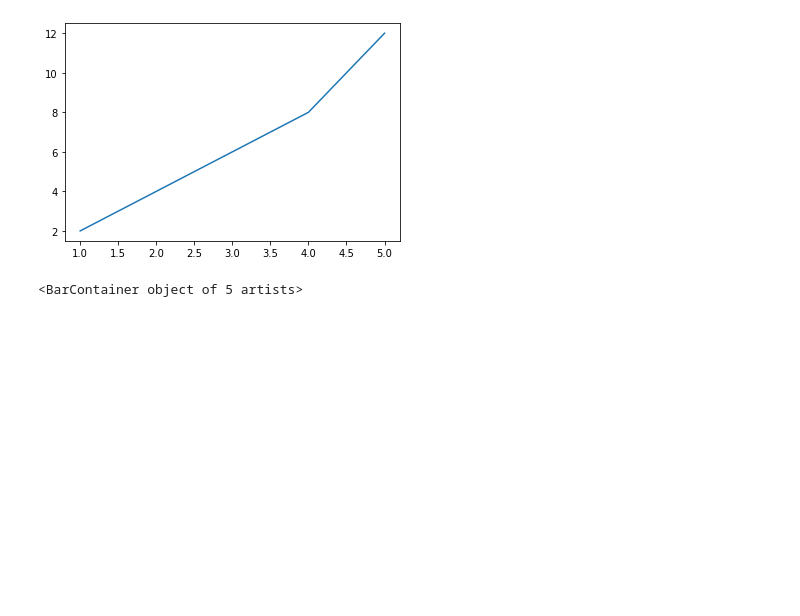
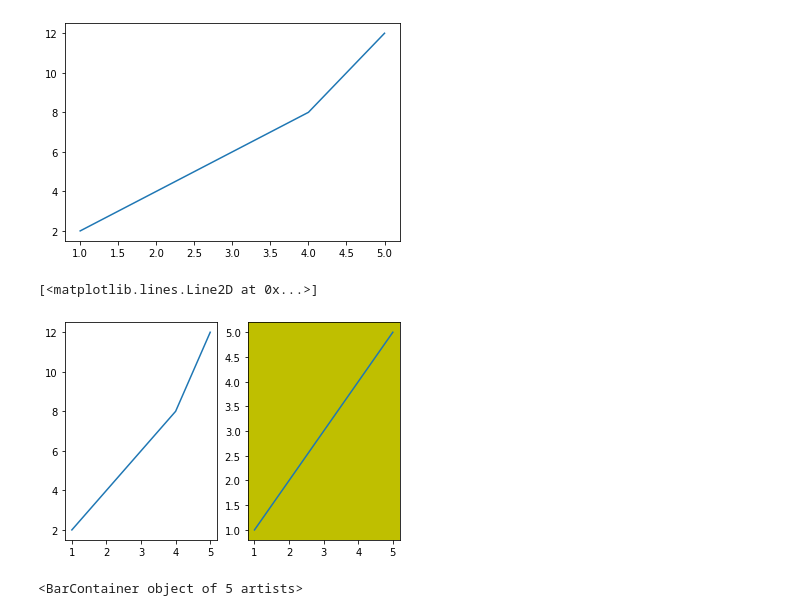
Before and after one commit to heEXDe/loose_jupyter_notebooks, a Jupyter notebook: math_with_python.ipynb, the cells around one changed output. Drawn from its saved outputs; the diff is of its cells as text; code cells hidden in the pictures; blank space fills up the shorter version.

```diff
--- a/math_with_python.ipynb
+++ b/math_with_python.ipynb
@@ -102,6 +102,20 @@ plt.plot(x, y)
 # %% [output]
 [<matplotlib.lines.Line2D at 0x...>]
 [figure]
+# %%
+# two plot - side by side
+x = [1, 2, 3, 4, 5]
+y = [2, 4, 6, 8, 12]
+plt.subplot(1, 2, 1)
+plt.plot(x, y)
+x = [1, 2, 3, 4, 5]
+y = [1, 2, 3, 4, 5]
+# second plot with yellow background
+plt.subplot(1, 2, 2, facecolor='y')
+plt.plot(x, y)
+# %% [output]
+[<matplotlib.lines.Line2D at 0x...>]
+[figure, added]
 # %%
 # Bar plot
 x = [1, 2, 3, 4, 5]
```
Also changed, not shown: parts of 1 cell of this notebook.
